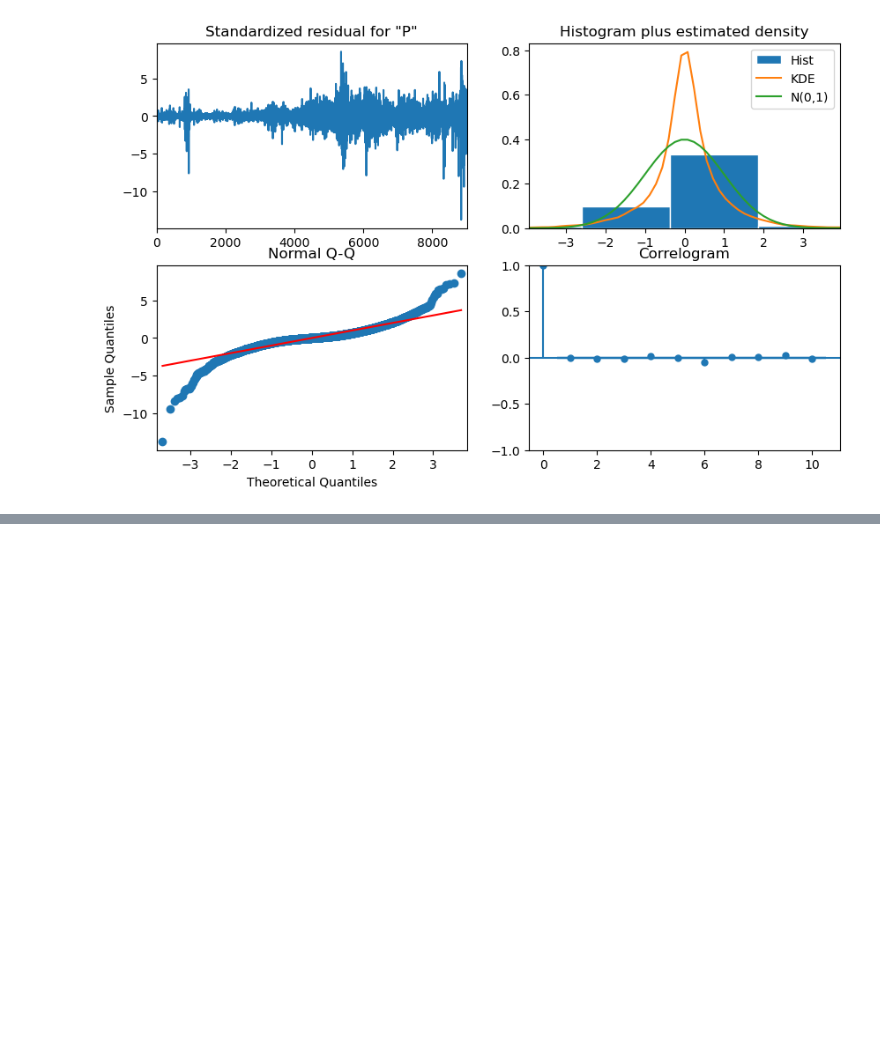
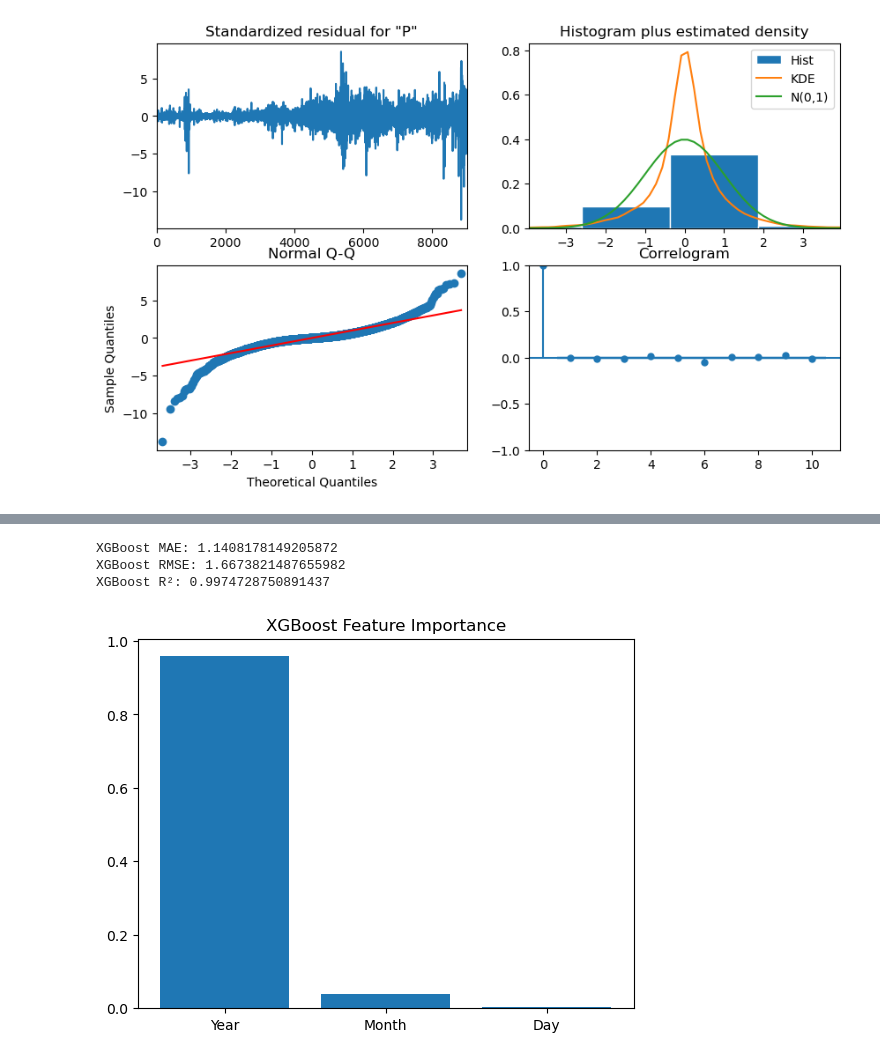
Before and after one commit to Zeyni12/kifiya_week10_assignment, a Jupyter notebook: notebooks/EDA.ipynb, the cells around one changed output, grey strips where cells are left out. Saved outputs shown, nothing was run; the diff lists cells and outputs as text; code cells hidden in the pictures; blank space fills up the shorter version.

```diff
--- a/notebooks/EDA.ipynb
+++ b/notebooks/EDA.ipynb
@@ -209,0 +297,35 @@ plt.show()
+# %%
+##Model tranning and Evaluation for XGBregressor
+
+from sklearn.model_selection import train_test_split
+from sklearn.metrics import mean_absolute_error, mean_squared_error, r2_score
+from xgboost import XGBRegressor
+
+## XGBoost Model (if you want to add it as well)
+xgb_model = XGBRegressor(n_estimators=100, random_state=42)
+xgb_model.fit(X_train, y_train)
+
+# Predictions and evaluation for XGBoost
+xgb_pred = xgb_model.predict(X_test)
+
+# MAE (Mean Absolute Error) for XGBoost
+xgb_mae = mean_absolute_error(y_test, xgb_pred)
+print(f'XGBoost MAE: {xgb_mae}')
+
+# RMSE (Root Mean Squared Error) for XGBoost
+xgb_rmse = np.sqrt(mean_squared_error(y_test, xgb_pred))
+print(f'XGBoost RMSE: {xgb_rmse}')
+
+# R-squared (R²) for XGBoost
+xgb_r2 = r2_score(y_test, xgb_pred)
+print(f'XGBoost R²: {xgb_r2}')
+
+# Plotting feature importances for XGBoost
+plt.bar(X.columns, xgb_model.feature_importances_)
+plt.title('XGBoost Feature Importance')
+plt.show()
+# %% [output]
+XGBoost MAE: 1.1408178149205872
+XGBoost RMSE: 1.6673821487655982
+XGBoost R²: 0.9974728750891437
+[figure, added]
```
Also changed, not shown: parts of 11 cells of this notebook.
